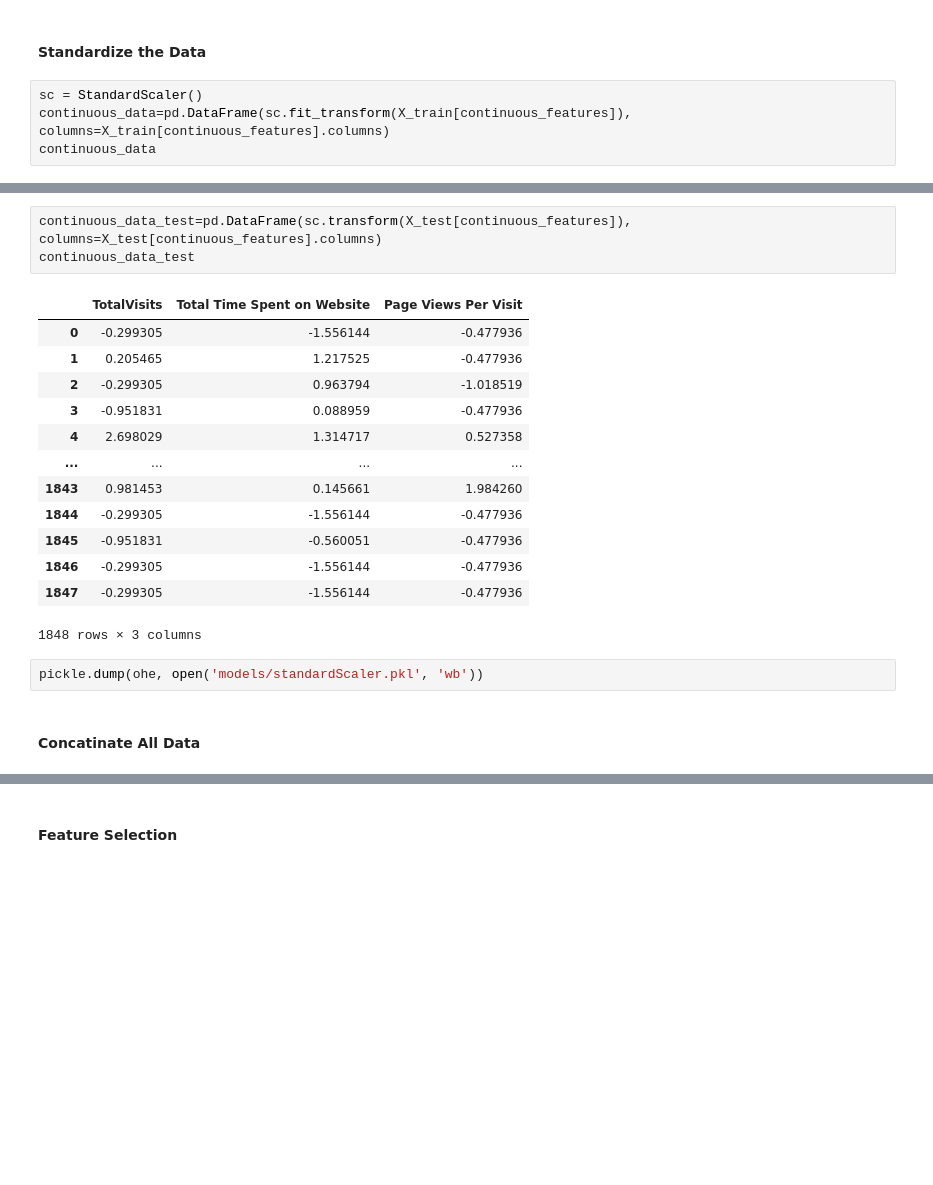
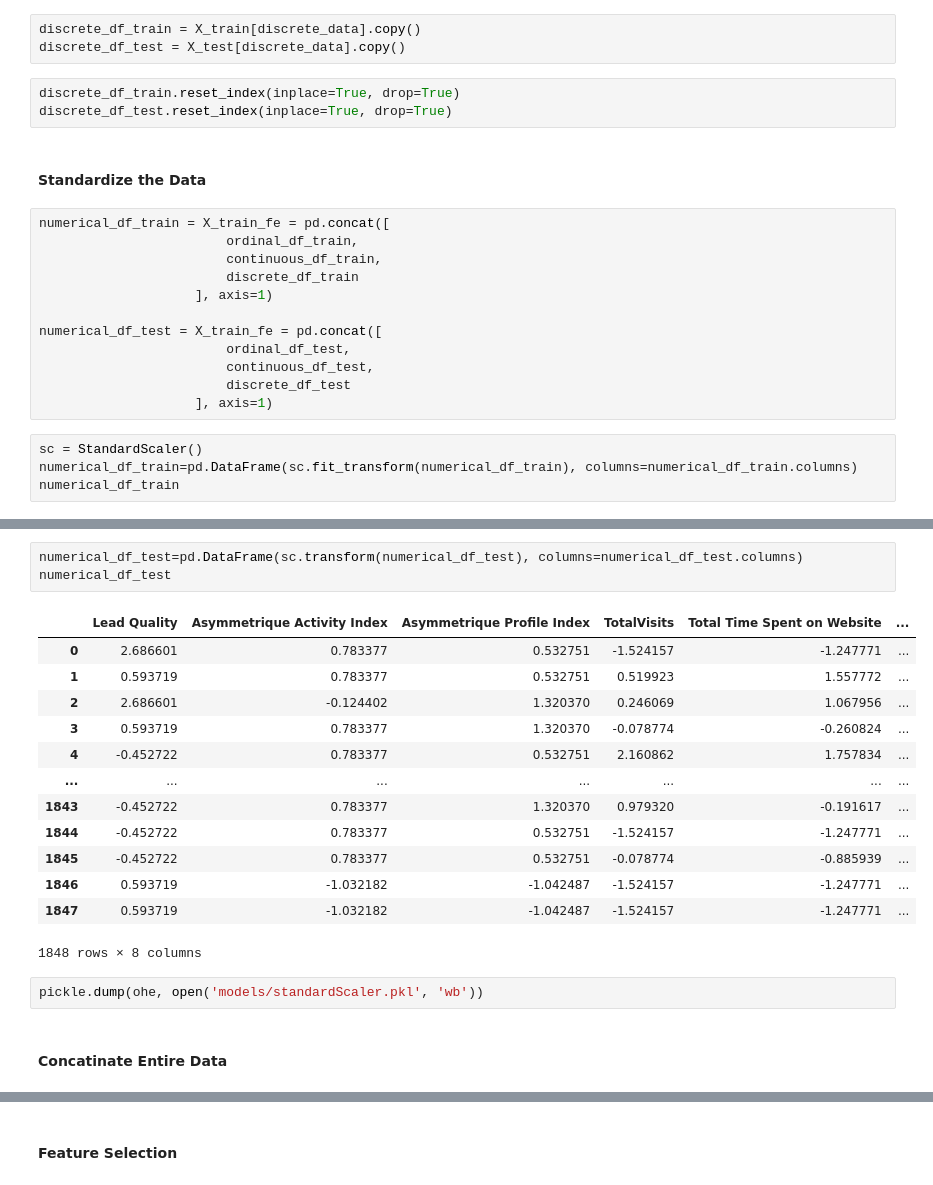
Before and after one commit to saqlain-github/LeadingScore, a Jupyter notebook: LeadScoring.ipynb, the cells around one changed output, grey strips where cells are left out. Cells and saved outputs as stored; diff of their text form; blank space fills up the shorter version.

```diff
--- a/LeadScoring.ipynb
+++ b/LeadScoring.ipynb
@@ -1421,7 +1528,25 @@ X_train.head()
+# %%
+discrete_df_train = X_train[discrete_data].copy()
+discrete_df_test = X_test[discrete_data].copy()
+# %%
+discrete_df_train.reset_index(inplace=True, drop=True)
+discrete_df_test.reset_index(inplace=True, drop=True)
 # %% [markdown]
 #### Standardize the Data
+# %%
+numerical_df_train = X_train_fe = pd.concat([
+                        ordinal_df_train,
+                        continuous_df_train,
+                        discrete_df_train
+                    ], axis=1)
+
+numerical_df_test = X_train_fe = pd.concat([
+                        ordinal_df_test,
+                        continuous_df_test,
+                        discrete_df_test
+                    ], axis=1)
 # %%
 sc = StandardScaler()
-continuous_data=pd.DataFrame(sc.fit_transform(X_train[continuous_features]), columns=X_train[continuous_features].columns)
-continuous_data
+numerical_df_train=pd.DataFrame(sc.fit_transform(numerical_df_train), columns=numerical_df_train.columns)
+numerical_df_train
 # %% [output]
@@ -1441,21 +1566,21 @@ continuous_data
 # %%
-continuous_data_test=pd.DataFrame(sc.transform(X_test[continuous_features]), columns=X_test[continuous_features].columns)
-continuous_data_test
+numerical_df_test=pd.DataFrame(sc.transform(numerical_df_test), columns=numerical_df_test.columns)
+numerical_df_test
 # %% [output]
-|  | TotalVisits | Total Time Spent on Website | Page Views Per Visit |
-| 0 | -0.299305 | -1.556144 | -0.477936 |
-| 1 | 0.205465 | 1.217525 | -0.477936 |
-| 2 | -0.299305 | 0.963794 | -1.018519 |
-| 3 | -0.951831 | 0.088959 | -0.477936 |
-| 4 | 2.698029 | 1.314717 | 0.527358 |
-| ... | ... | ... | ... |
-| 1843 | 0.981453 | 0.145661 | 1.984260 |
-| 1844 | -0.299305 | -1.556144 | -0.477936 |
-| 1845 | -0.951831 | -0.560051 | -0.477936 |
-| 1846 | -0.299305 | -1.556144 | -0.477936 |
-| 1847 | -0.299305 | -1.556144 | -0.477936 |
+|  | Lead Quality | Asymmetrique Activity Index | Asymmetrique Profile Index | TotalVisits | Total Time Spent on Website | ... |
+| 0 | 2.686601 | 0.783377 | 0.532751 | -1.524157 | -1.247771 | ... |
+| 1 | 0.593719 | 0.783377 | 0.532751 | 0.519923 | 1.557772 | ... |
+| 2 | 2.686601 | -0.124402 | 1.320370 | 0.246069 | 1.067956 | ... |
+| 3 | 0.593719 | 0.783377 | 1.320370 | -0.078774 | -0.260824 | ... |
+| 4 | -0.452722 | 0.783377 | 0.532751 | 2.160862 | 1.757834 | ... |
+| ... | ... | ... | ... | ... | ... | ... |
+| 1843 | -0.452722 | 0.783377 | 1.320370 | 0.979320 | -0.191617 | ... |
+| 1844 | -0.452722 | 0.783377 | 0.532751 | -1.524157 | -1.247771 | ... |
+| 1845 | -0.452722 | 0.783377 | 0.532751 | -0.078774 | -0.885939 | ... |
+| 1846 | 0.593719 | -1.032182 | -1.042487 | -1.524157 | -1.247771 | ... |
+| 1847 | 0.593719 | -1.032182 | -1.042487 | -1.524157 | -1.247771 | ... |
-1848 rows × 3 columns
+1848 rows × 8 columns
 # %%
 pickle.dump(ohe, open('models/standardScaler.pkl', 'wb'))
 # %% [markdown]
-#### Concatinate All Data
+#### Concatinate Entire Data
```
Also changed, not shown: parts of 134 cells of this notebook, 4 other files.
